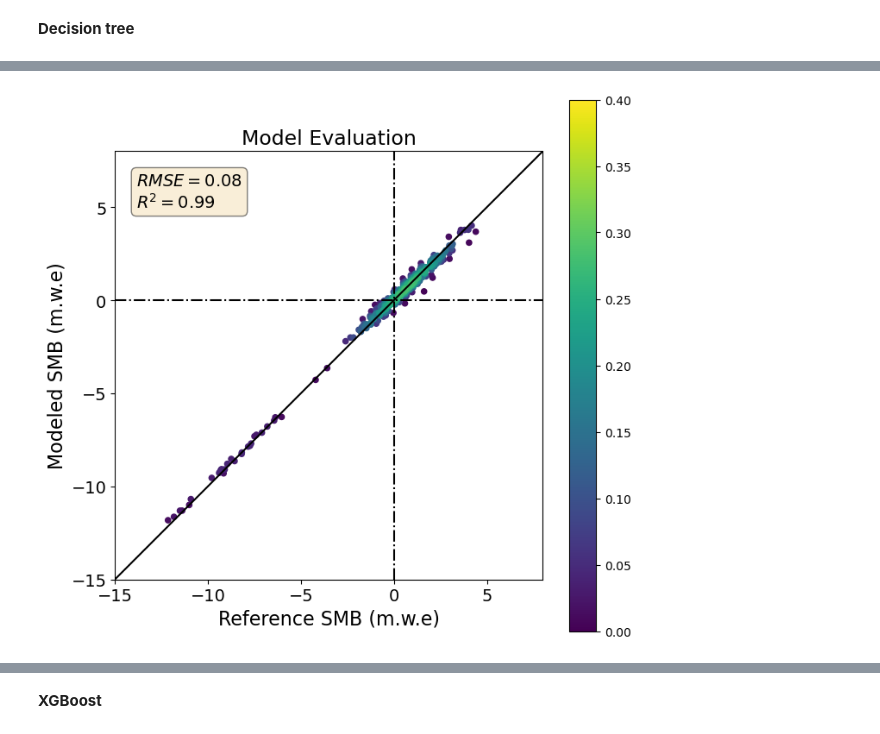
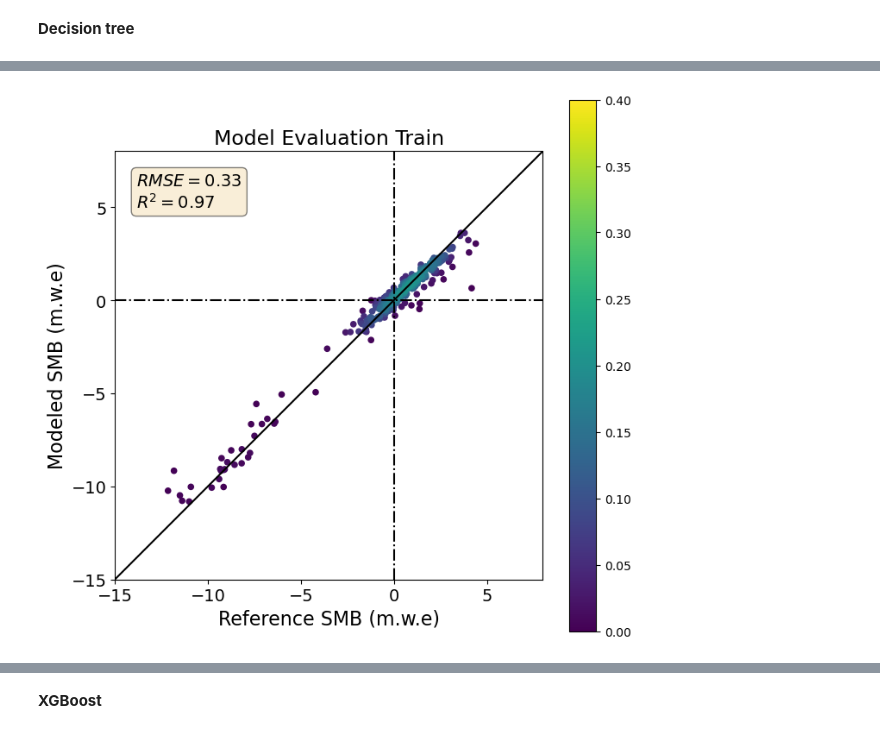
Before and after one commit to khsjursen/ML_MB_Norway, a Jupyter notebook: train_model.ipynb, the cells around one changed output, grey strips where cells are left out. Cells and saved outputs as stored; diff of their text form; code cells hidden in the pictures.

```diff
--- a/train_model.ipynb
+++ b/train_model.ipynb
@@ -311,7 +311,7 @@ X_train.shape, y_train.shape
 # %% [output]
 ((281, 28), (281, 1))
 # %%
-def plot_prediction(y1, y2, n_toplot=10**10):
+def plot_prediction(y1, y2, data_type:str, n_toplot=10**10):
 
     from scipy.stats import gaussian_kde
     from sklearn.metrics import r2_score, mean_squared_error
@@ -329,7 +329,7 @@ def plot_prediction(y1, y2, n_toplot=10**10):
     y_plt, ann_plt, z = y_expected[idx], y_predicted[idx], z[idx]
 
     plt.figure(figsize=(8,8))
-    plt.title("Model Evaluation", fontsize=17)
+    plt.title("Model Evaluation " + data_type, fontsize=17)
     plt.ylabel('Modeled SMB (m.w.e)', fontsize=16)
     plt.xlabel('Reference SMB (m.w.e)', fontsize=16)
     sc = plt.scatter(y_plt, ann_plt, c=z, s=20)
@@ -435,8 +447,8 @@ plot_prediction(y_train, reg_tree.predict(X_train), n_toplot=5000)
 from sklearn import ensemble
 from sklearn.inspection import permutation_importance
 # %%
-#model = 'random forest'
-model = 'gradient boosting'
+model = 'random forest'
+#model = 'gradient boosting'
 
 if model == 'gradient boosting':
 
@@ -453,8 +465,8 @@ if model == 'gradient boosting':
 elif model == 'random forest':
 
     params = {
-        "n_estimators": 100,
-        "max_depth": 10,
+        "n_estimators": 50,
+        "max_depth": 8,
         "min_samples_split": 5,
         "criterion": "absolute_error",
         'max_features': 10,
@@ -471,4 +483,4 @@ GradientBoostingRegressor(max_depth=4, min_samples_split=5, n_estimators=50,
 # %%
-plot_prediction(y_train, reg_ensemble.predict(X_train), n_toplot=5000)
+plot_prediction(y_train, reg_ensemble.predict(X_train), 'Train', n_toplot=5000)
 # %% [output]
-[figure, old version]
+[figure, new version]
```
Also changed, not shown: parts of 19 cells of this notebook.
